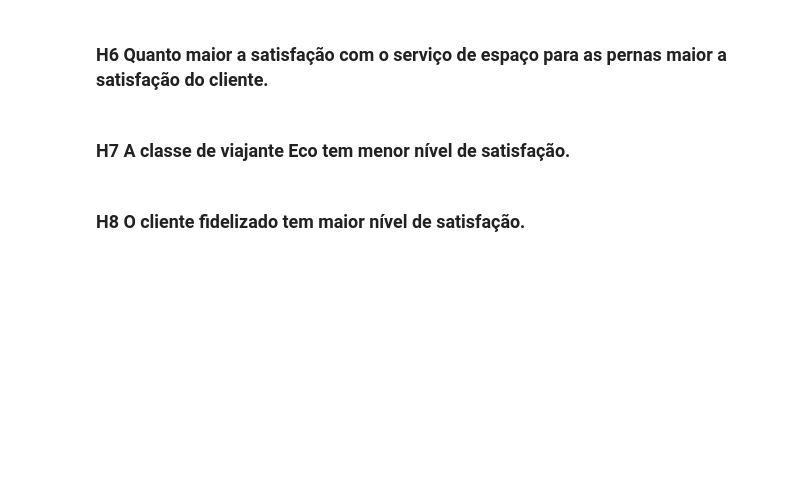
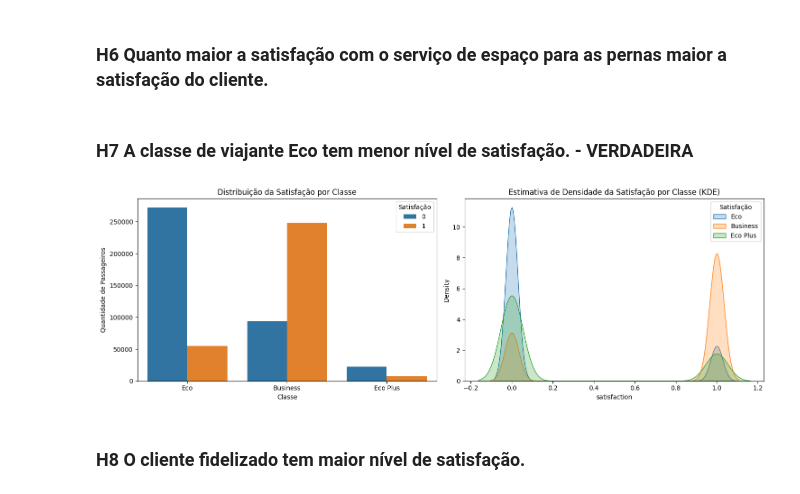
Before and after one commit to Data-Projects1/airline_satisfaction, a Jupyter notebook: notebooks/02.analise_satisf-validacao_hipoteses.ipynb, the cells around one changed output. Saved outputs shown, nothing was run; the diff lists cells and outputs as text; code cells hidden in the pictures; blank space fills up the shorter version.

```diff
--- a/notebooks/02.analise_satisf-validacao_hipoteses.ipynb
+++ b/notebooks/02.analise_satisf-validacao_hipoteses.ipynb
@@ -626,7 +605,33 @@ plt.show()
 # %% [markdown]
 ### H6 Quanto maior a satisfação com o serviço de espaço para as pernas maior a satisfação do cliente.
 # %% [markdown]
-### H7 A classe de viajante Eco tem menor nível de satisfação.
+### H7 A classe de viajante Eco tem menor nível de satisfação. - VERDADEIRA
+# %%
+plt.figure(figsize=(15,5))
+
+# Gráfico de Classe com Satisfação
+plt.subplot( 1, 2 ,1)
+sns.countplot(data=df2, x='class',hue='satisfaction')
+plt.title('Distribuição da Satisfação por Classe')
+plt.xlabel('Classe')
+plt.ylabel('Quantidade de Passageiros')
+plt.legend(title='Satisfação')
+
+# Gráfico de Classe com Satisfação (KDE)
+plt.subplot( 1, 2 ,2)
+sns.kdeplot( df2[df2['class'] == 'Eco']['satisfaction'], label='Eco', fill=True )
+sns.kdeplot( df2[df2['class'] == 'Business']['satisfaction'], label='Business', fill=True )
+sns.kdeplot( df2[df2['class'] == 'Eco Plus']['satisfaction'], label='Eco Plus', fill=True )
+plt.title('Estimativa de Densidade da Satisfação por Classe (KDE)')
+plt.legend(title='Satisfação')
+
+# Ajustar o layout
+plt.tight_layout()
+
+# Exibir os gráficos
+plt.show()
+# %% [output]
+[figure, added]
 # %% [markdown]
 ### H8 O cliente fidelizado tem maior nível de satisfação.
 # %% [markdown]
```
Also changed, not shown: parts of 7 cells of this notebook.
